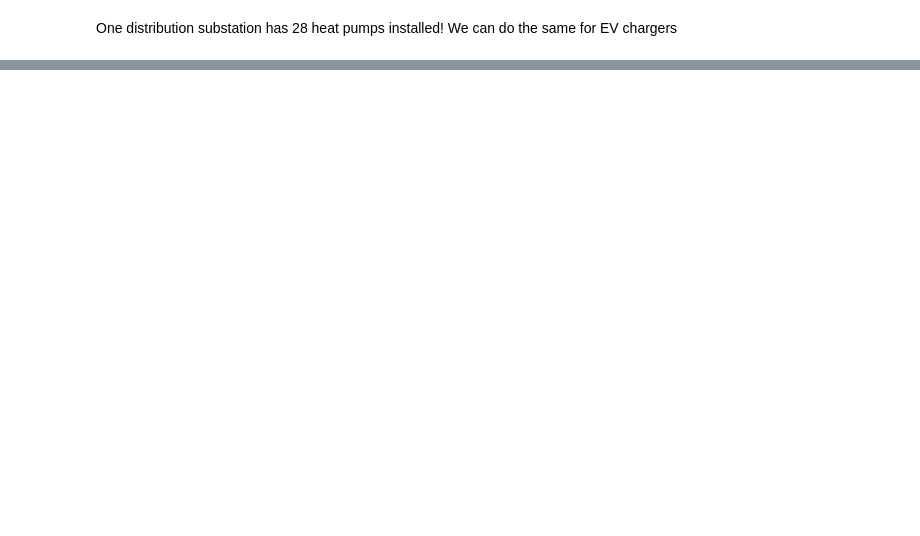
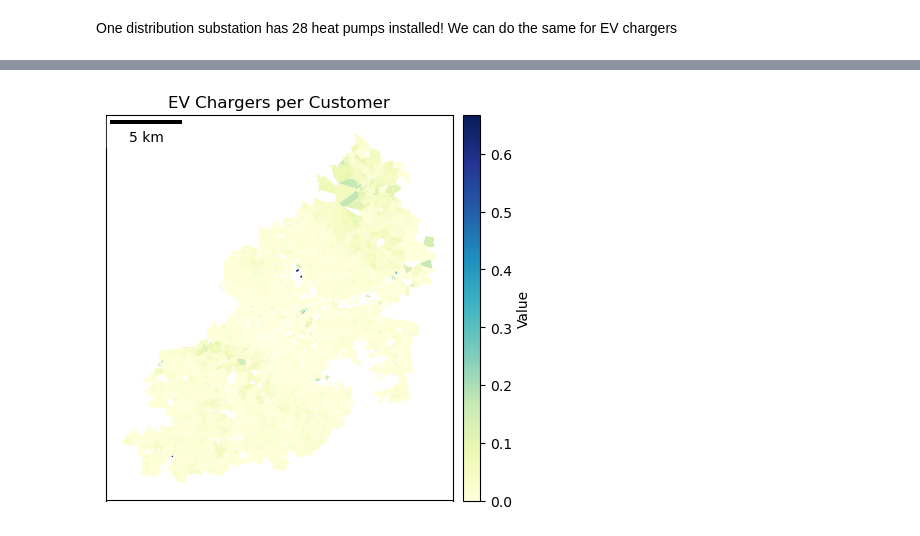
Before and after one commit to isaacflower/LCTMapping, a Jupyter notebook: dev/LCT_mapping.ipynb, the cells around one changed output, grey strips where cells are left out. Drawn from its saved outputs; the diff is of its cells as text; code cells hidden in the pictures; blank space fills up the shorter version.

```diff
--- a/dev/LCT_mapping.ipynb
+++ b/dev/LCT_mapping.ipynb
@@ -297,0 +321,4 @@ plot_geodataframe(gdf=birmingham_lct, column='EV Chargers', title='EV Chargers',
+# %%
+plot_geodataframe(gdf=birmingham_lct, column='EV Chargers per Customer', title='EV Chargers per Customer', output_file=False, cmap='YlGnBu')
+# %% [output]
+[figure, added]
```
Also changed, not shown: parts of 22 cells of this notebook, 9 other files.
